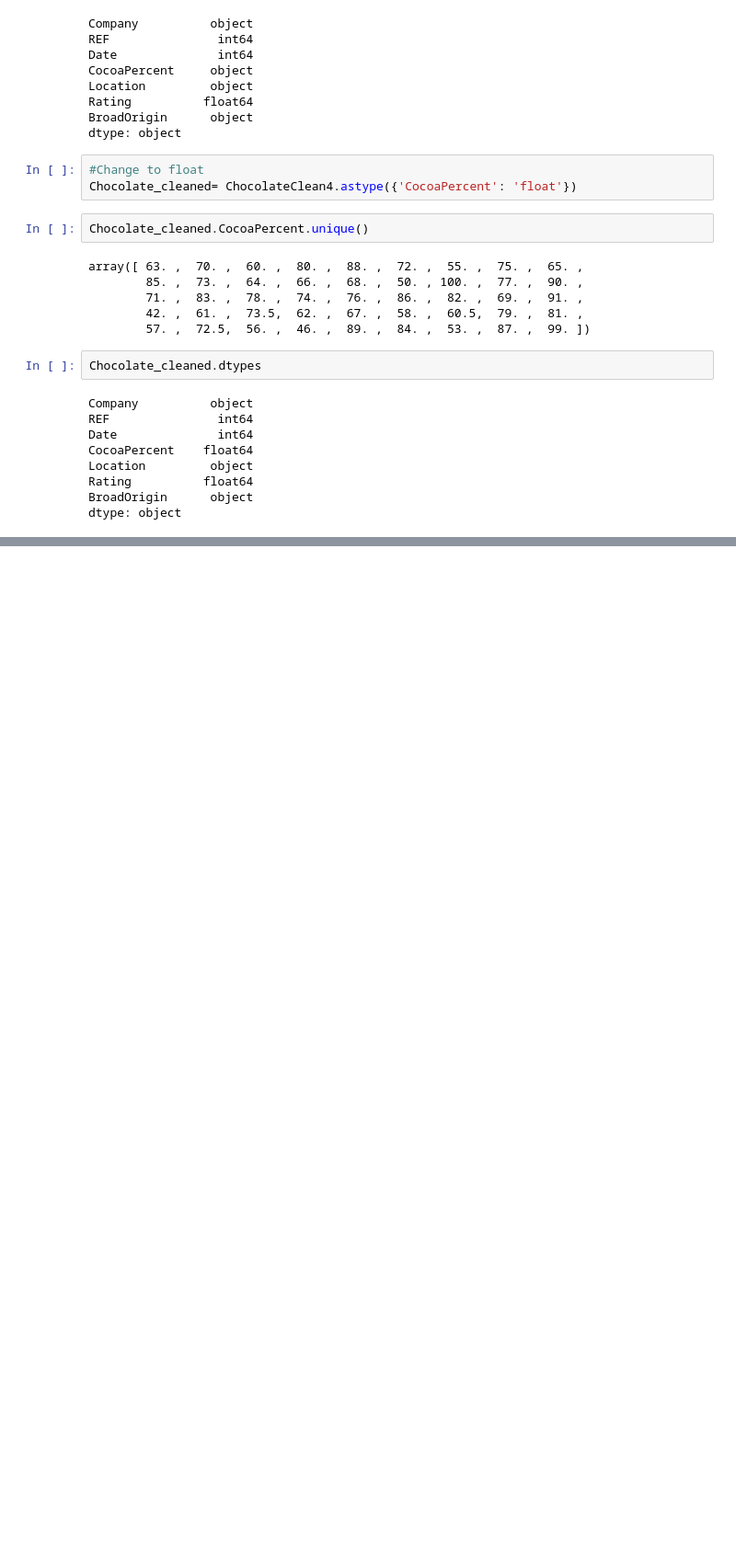
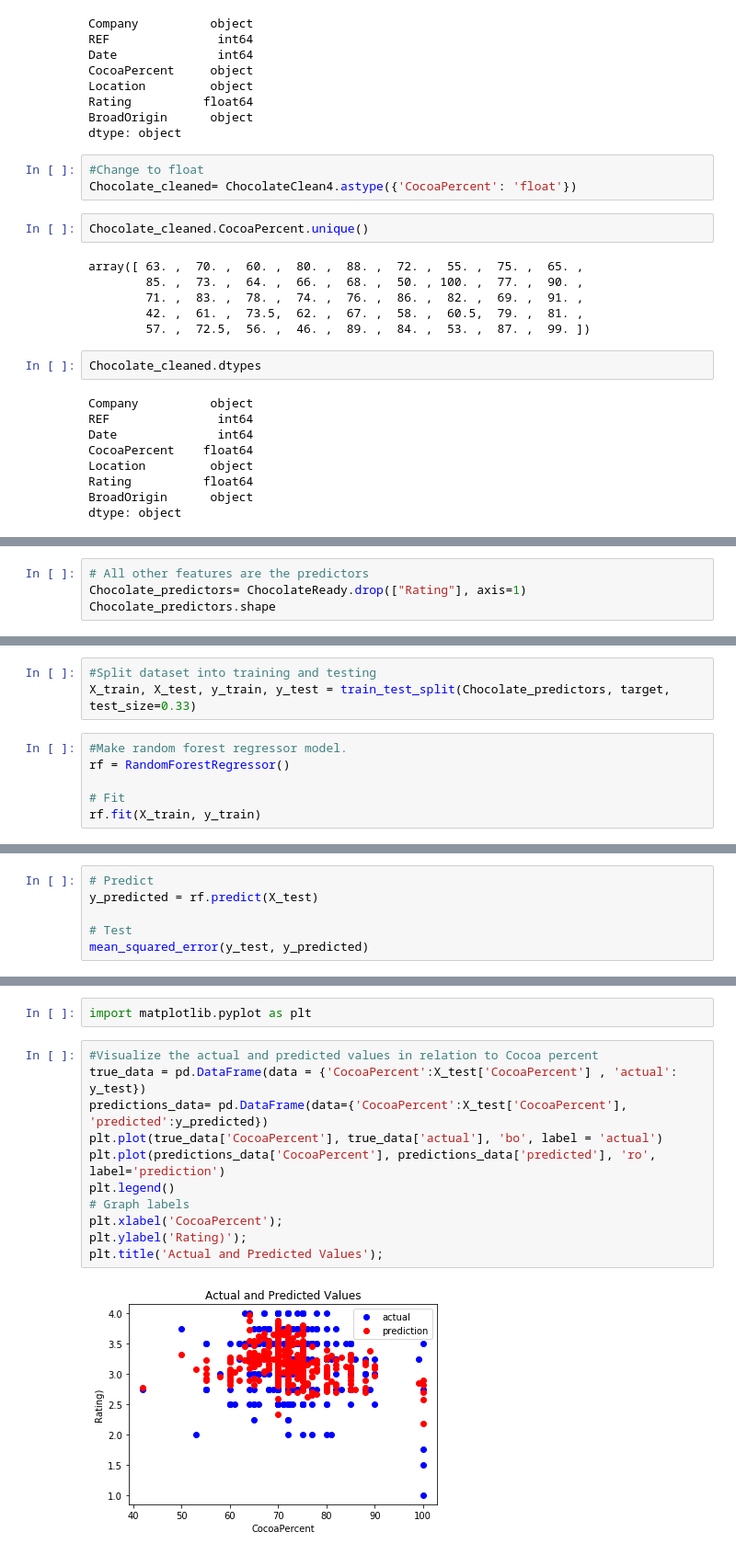
Before and after one commit to greeeneg/final-project, a Jupyter notebook: Cleaned Final Project .ipynb, the cells around one changed output, grey strips where cells are left out. Shown: that part at 92% size. Saved outputs shown, nothing was run; the diff lists cells and outputs as text; blank space fills up the shorter version.

```diff
--- a/Cleaned Final Project .ipynb
+++ b/Cleaned Final Project .ipynb
@@ -407,0 +524,4 @@ dtype: object
+# %%
+# All other features are the predictors
+Chocolate_predictors= ChocolateReady.drop(["Rating"], axis=1)
+Chocolate_predictors.shape
@@ -407,0 +530,9 @@ dtype: object
+# %%
+#Split dataset into training and testing
+X_train, X_test, y_train, y_test = train_test_split(Chocolate_predictors, target, test_size=0.33)
+# %%
+#Make random forest regressor model.
+rf = RandomForestRegressor()
+
+# Fit
+rf.fit(X_train, y_train)
@@ -407,0 +547,6 @@ dtype: object
+# %%
+# Predict
+y_predicted = rf.predict(X_test)
+
+# Test
+mean_squared_error(y_test, y_predicted)
@@ -407,0 +651,15 @@ dtype: object
+# %%
+import matplotlib.pyplot as plt
+# %%
+#Visualize the actual and predicted values in relation to Cocoa percent
+true_data = pd.DataFrame(data = {'CocoaPercent':X_test['CocoaPercent'] , 'actual': y_test})
+predictions_data= pd.DataFrame(data={'CocoaPercent':X_test['CocoaPercent'], 'predicted':y_predicted})
+plt.plot(true_data['CocoaPercent'], true_data['actual'], 'bo', label = 'actual')
+plt.plot(predictions_data['CocoaPercent'], predictions_data['predicted'], 'ro', label='prediction')
+plt.legend()
+# Graph labels
+plt.xlabel('CocoaPercent');
+plt.ylabel('Rating)');
+plt.title('Actual and Predicted Values');
+# %% [output]
+[figure, added]
```
Also changed, not shown: parts of 38 cells of this notebook, 1 other file.
